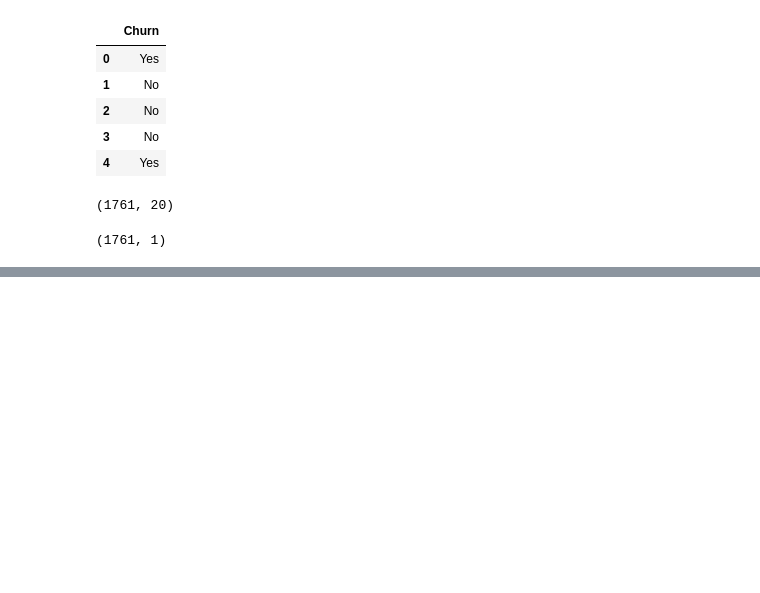
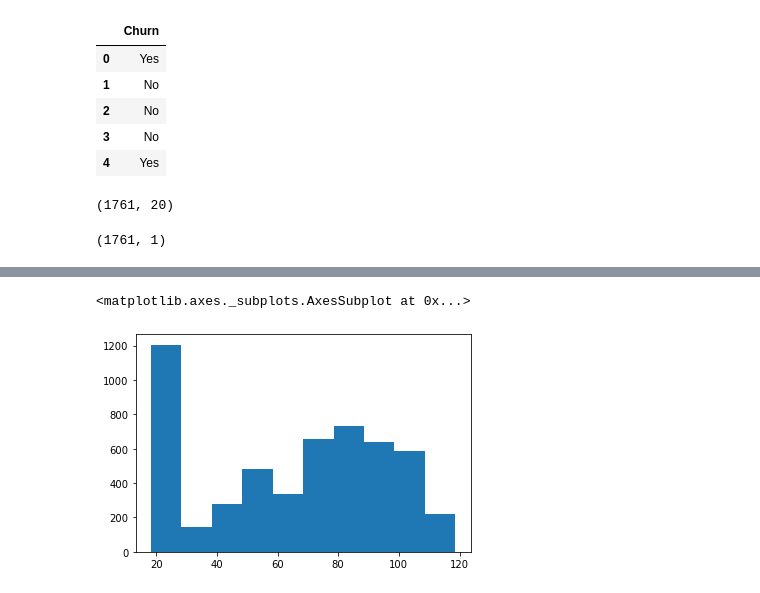
Before and after one commit to daanishrasheed/churn-model, a Jupyter notebook: notebooks/01. Initial Exploratory Data Analysis (EDA).ipynb, the cells around one changed output, grey strips where cells are left out. Cells and saved outputs as stored; diff of their text form; code cells hidden in the pictures; blank space fills up the shorter version.

```diff
--- a/notebooks/01. Initial Exploratory Data Analysis (EDA).ipynb
+++ b/notebooks/01. Initial Exploratory Data Analysis (EDA).ipynb
@@ -176,0 +211,5 @@ y_test.shape
+# %%
+X_train['MonthlyCharges'].hist(grid=False)
+# %% [output]
+<matplotlib.axes._subplots.AxesSubplot at 0x...>
+[figure, added]
```
Also changed, not shown: parts of 17 cells of this notebook, 2 other files.
